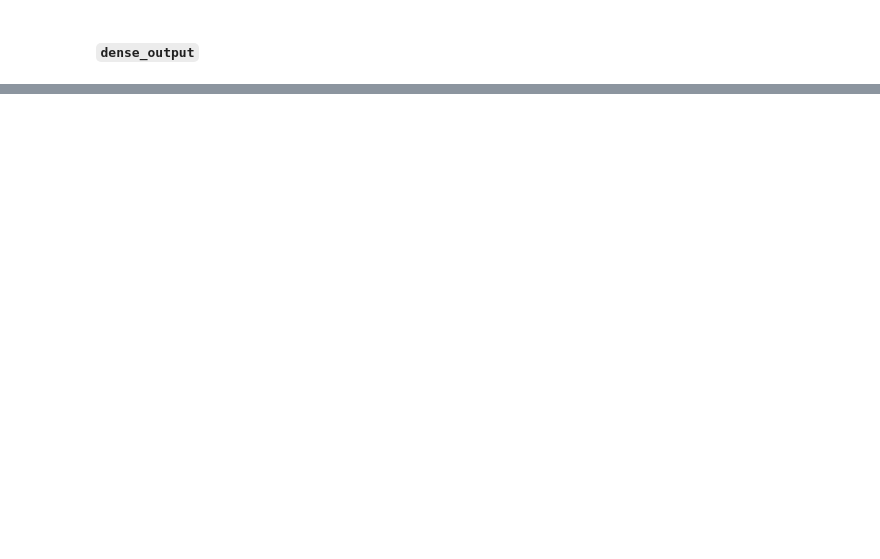
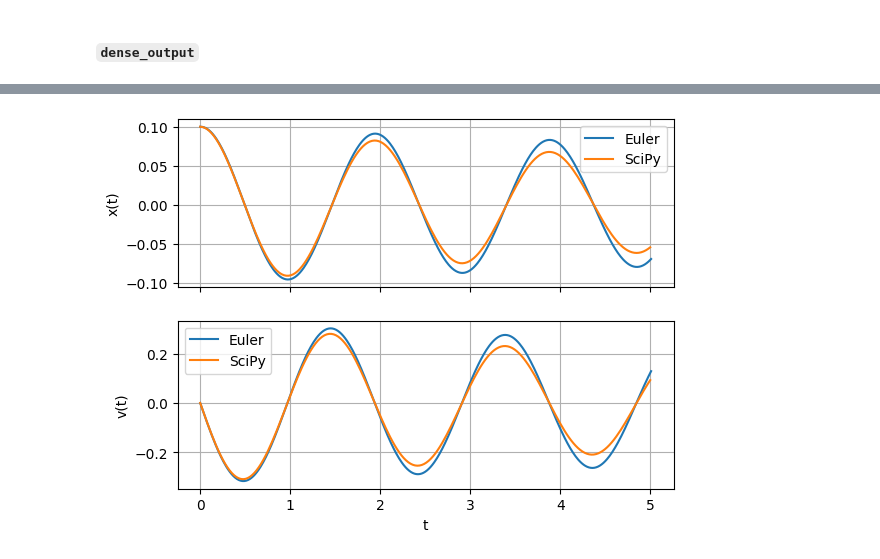
Before and after one commit to visciric/NGDS--Viscio, a Jupyter notebook: 09_DGL/09_Vertiefung.ipynb, the cells around one changed output, grey strips where cells are left out. Saved outputs shown, nothing was run; the diff lists cells and outputs as text; code cells hidden in the pictures; blank space fills up the shorter version.

```diff
--- a/09_DGL/09_Vertiefung.ipynb
+++ b/09_DGL/09_Vertiefung.ipynb
@@ -96,0 +190,28 @@ plt.grid()
+# %%
+sol = scipy.integrate.solve_ivp(
+    f,
+    t_span=(t.min(), t.max()),
+    y0=[0.1, 0],
+    dense_output=True,
+)
+interpolation_function = sol.sol
+
+t = np.linspace(0, 5, 200)
+x_scipy, v_scipy = interpolation_function(t)
+
+
+fig, (ax1, ax2) = plt.subplots(2, 1, sharex=True)
+ax1.plot(t_euler, x_euler, label="Euler")
+ax2.plot(t_euler, v_euler, label="Euler")
+ax1.plot(t_scipy, x_scipy, label="SciPy")
+ax2.plot(t_scipy, v_scipy, label="SciPy")
+ax1.set_ylabel("x(t)")
+ax2.set_ylabel("v(t)")
+ax2.set_xlabel("t")
+ax1.legend()
+ax2.legend()
+ax1.grid()
+ax2.grid()
+plt.show()
+# %% [output]
+[figure, added]
```
Also changed, not shown: parts of 9 cells of this notebook, 4 other files.
